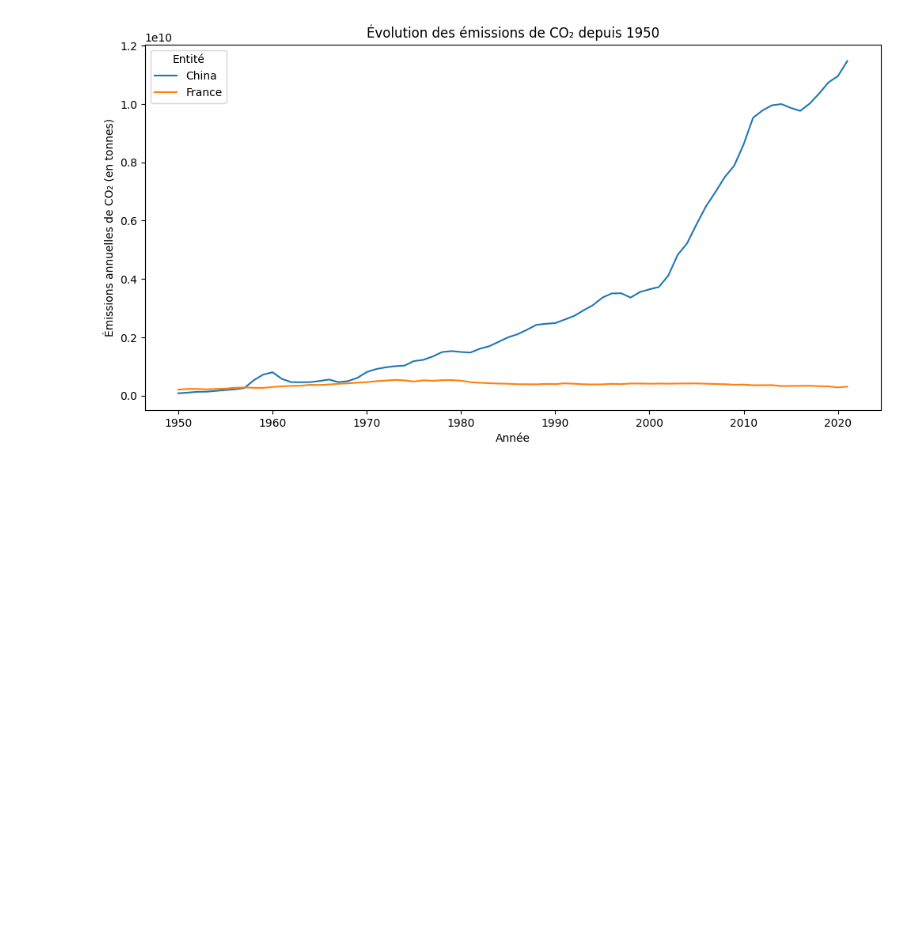
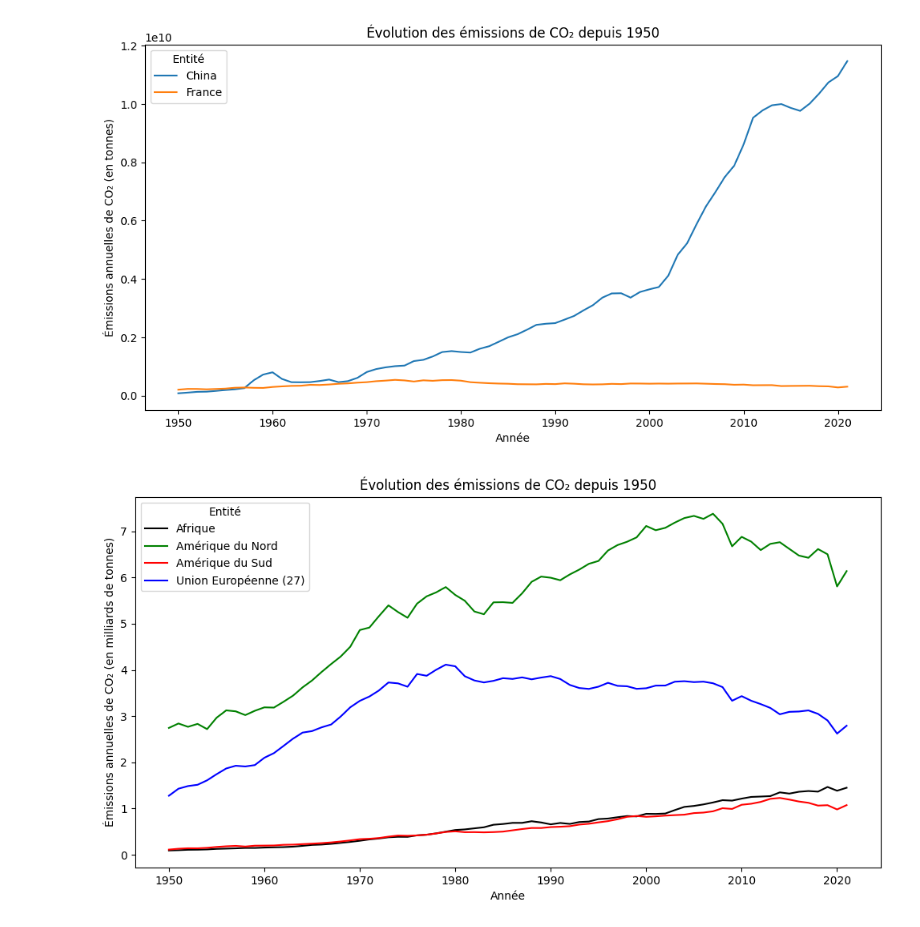
Before and after one commit to louis-sanna-eki/graph-generation, a Jupyter notebook: notebooks/CO2_graphs.ipynb, the cells around one changed output. Cells and saved outputs as stored; diff of their text form; code cells hidden in the pictures; blank space fills up the shorter version.

```diff
--- a/notebooks/CO2_graphs.ipynb
+++ b/notebooks/CO2_graphs.ipynb
@@ -71,3 +71,47 @@ plt.legend(title='Entité')
 plt.show()
 # %% [output]
 [figure]
+# %%
+import pandas as pd
+import matplotlib.pyplot as plt
+
+# Load the data from Google Drive
+data = pd.read_csv(PATH_TO_CO2_FILE, delimiter=';')
+
+# Filter data for years since 1950 and specified entities
+entities = ["Africa", "European Union (27)", "North America", "South America"]
+filtered_data = data[(data['Year'] >= 1950) & (data['Entity'].isin(entities))]
+
+# Group data by year and entity
+grouped_data = filtered_data.groupby(['Year', 'Entity'])['Annual CO₂ emissions'].sum().unstack()
+
+# Define specific colors for each continent
+colors = {"Africa": "black", "European Union (27)": "blue", "North America": "green", "South America": "red"}
+
+# Translation dictionary for entity names
+entity_translations = {
+    "Africa": "Afrique",
+    "European Union (27)": "Union Européenne (27)",
+    "North America": "Amérique du Nord",
+    "South America": "Amérique du Sud"
+}
+
+# Sort entities by French alphabetical order
+sorted_entities = sorted(entity_translations.keys(), key=lambda x: entity_translations[x])
+
+# Create the plot
+plt.figure(figsize=(12, 6))
+for entity in sorted_entities:
+    translated_entity = entity_translations[entity]
+    plt.plot(grouped_data.index, grouped_data[entity]/1e9, label=translated_entity, color=colors[entity])
+
+# Adding labels, title, and legend in French
+plt.xlabel('Année')
+plt.ylabel('Émissions annuelles de CO₂ (en milliards de tonnes)')
+plt.title('Évolution des émissions de CO₂ depuis 1950')
+plt.legend(title='Entité')
+
+# Show the plot
+plt.show()
+# %% [output]
+[figure, added]
```
